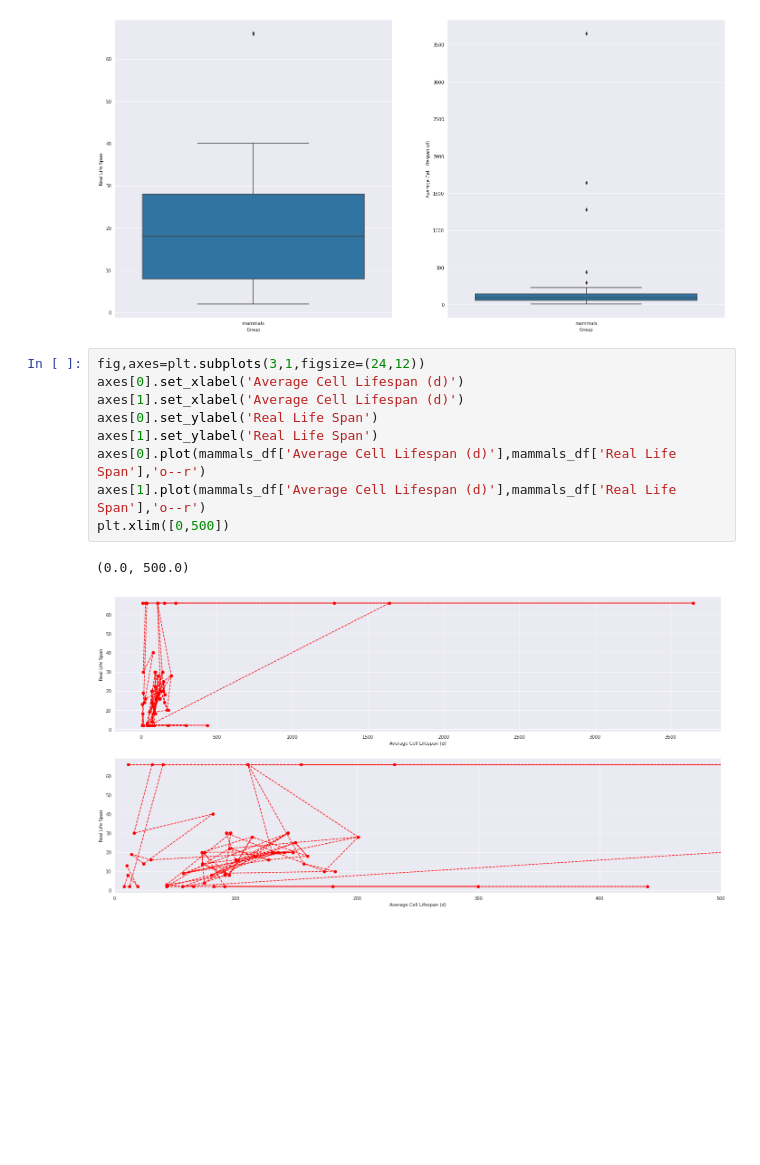
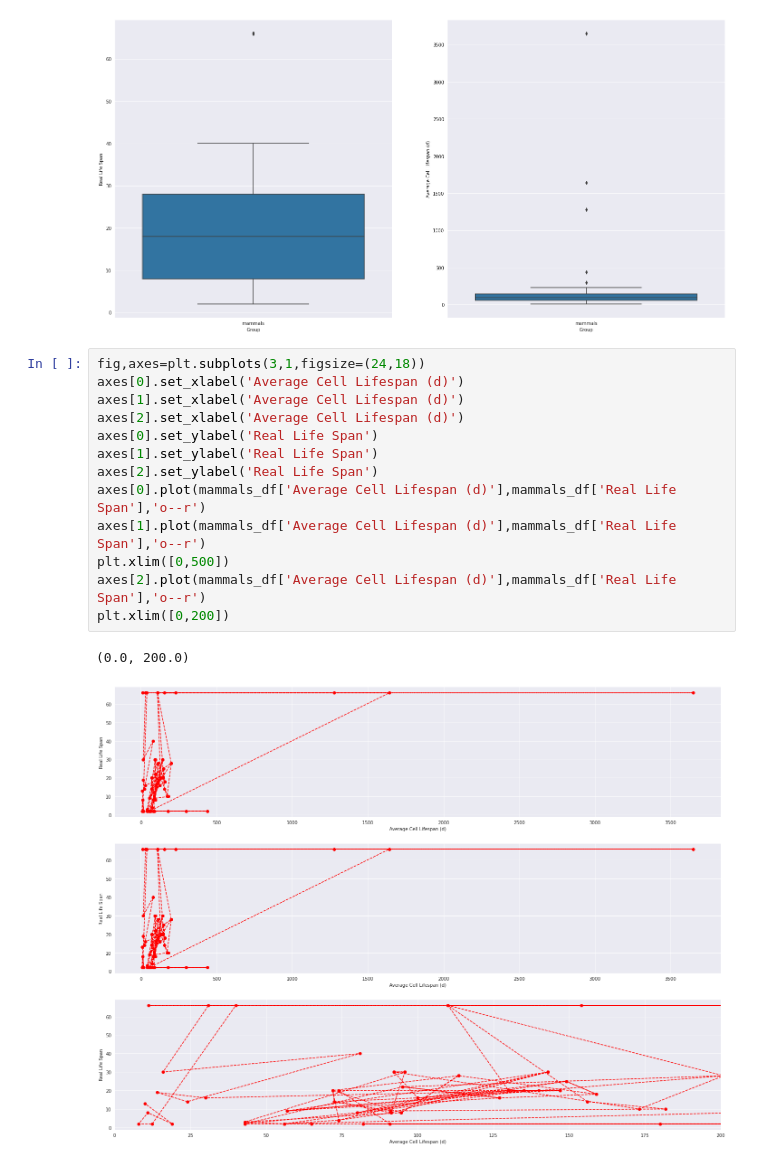
Before and after one commit to aamleen/Cellular-Aging-Practical-BioInformatics-, a Jupyter notebook: Cell_Life_Visualisation.ipynb, the cells around one changed output. Saved outputs shown, nothing was run; the diff lists cells and outputs as text; blank space fills up the shorter version.

Commit message:
added a few more plots

```diff
--- a/Cell_Life_Visualisation.ipynb
+++ b/Cell_Life_Visualisation.ipynb
@@ -234,17 +234,21 @@ sns.boxplot(ax=axes[1],x='Group',y='Average Cell Lifespan (d)',data=mammals_df)
 <matplotlib.axes._subplots.AxesSubplot at 0x...>
 [figure]
 # %%
-fig,axes=plt.subplots(3,1,figsize=(24,12))
+fig,axes=plt.subplots(3,1,figsize=(24,18))
 axes[0].set_xlabel('Average Cell Lifespan (d)')
 axes[1].set_xlabel('Average Cell Lifespan (d)')
+axes[2].set_xlabel('Average Cell Lifespan (d)')
 axes[0].set_ylabel('Real Life Span')
 axes[1].set_ylabel('Real Life Span')
+axes[2].set_ylabel('Real Life Span')
 axes[0].plot(mammals_df['Average Cell Lifespan (d)'],mammals_df['Real Life Span'],'o--r')
 axes[1].plot(mammals_df['Average Cell Lifespan (d)'],mammals_df['Real Life Span'],'o--r')
 plt.xlim([0,500])
+axes[2].plot(mammals_df['Average Cell Lifespan (d)'],mammals_df['Real Life Span'],'o--r')
+plt.xlim([0,200])
 # %% [output]
-(0.0, 500.0)
+(0.0, 200.0)
-[figure, old version]
+[figure, new version]
 # %%
 scaler=MinMaxScaler()
 mammals_df_norm=mammals_df.copy(deep=True)
```
Also changed, not shown: parts of 5 cells of this notebook.
